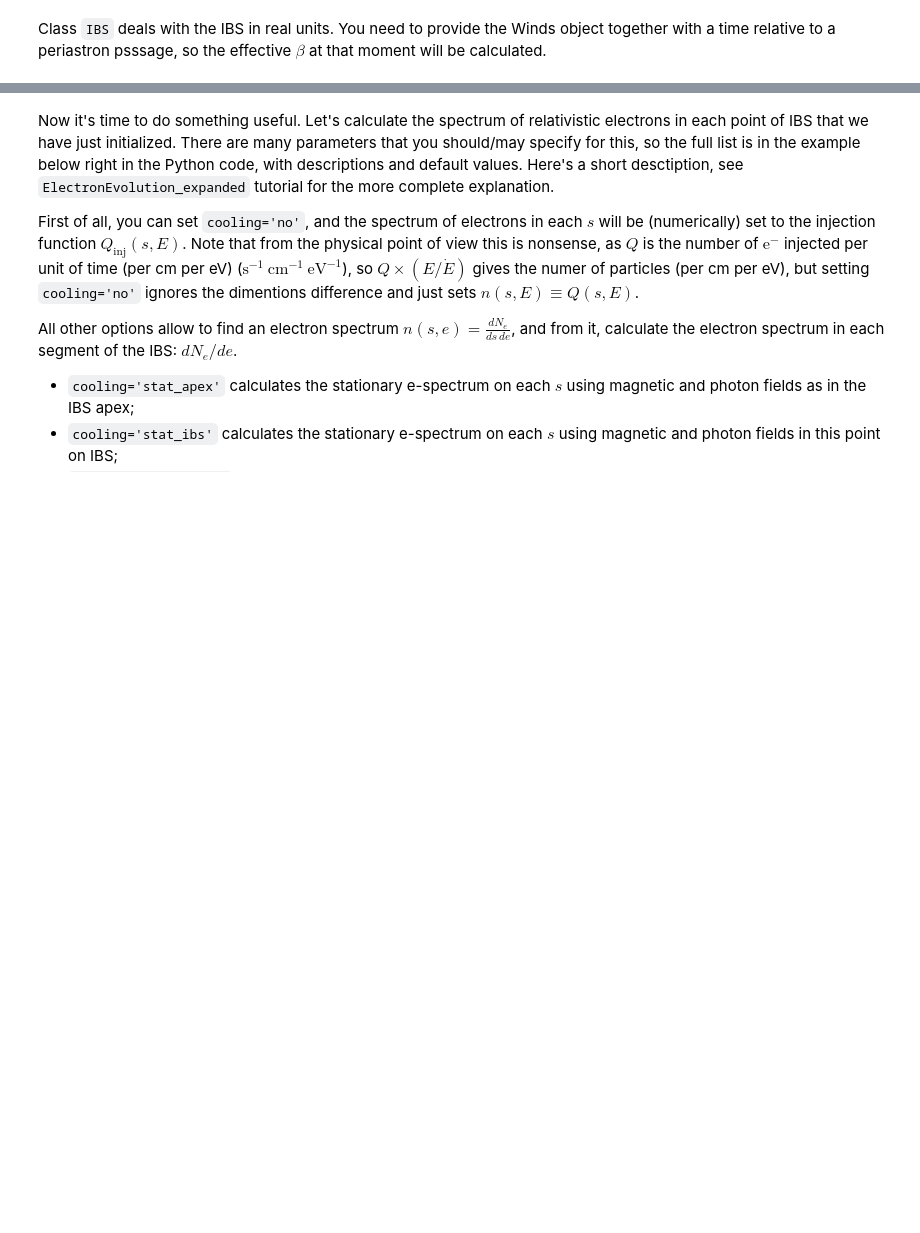
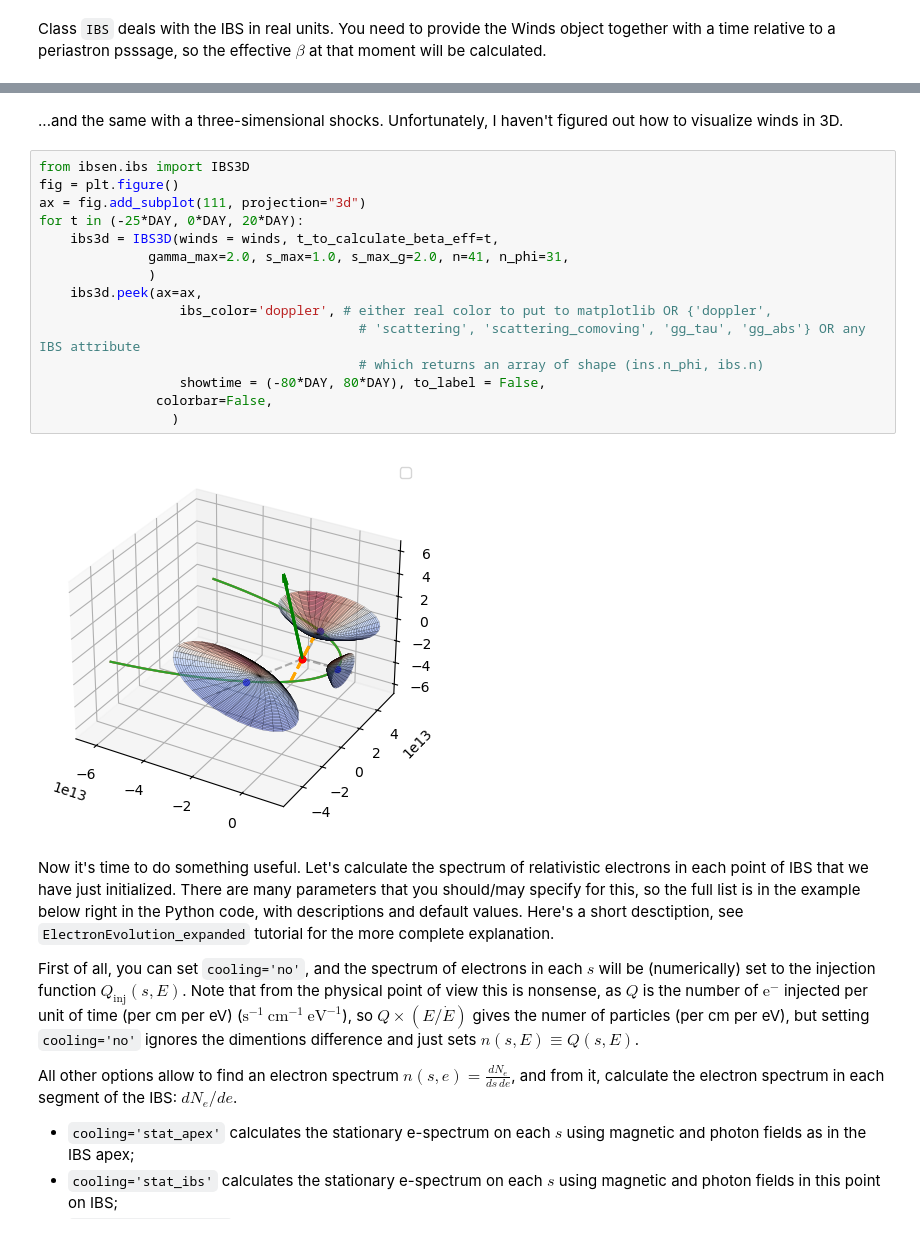
Before and after one commit to Alvkuzin/IBSEn, a Jupyter notebook: tutorials/Full_tutorial.ipynb, the cells around one changed output, grey strips where cells are left out. Drawn from its saved outputs; the diff is of its cells as text; blank space fills up the shorter version.

```diff
--- a/tutorials/Full_tutorial.ipynb
+++ b/tutorials/Full_tutorial.ipynb
@@ -190,5 +215,25 @@ for t in (-25*DAY, 0*DAY, 20*DAY):
 # %% [output]
 [figure]
+# %% [markdown]
+...and the same with a three-simensional shocks. Unfortunately, I haven't figured out how to visualize
+winds in 3D.
+# %%
+from ibsen.ibs import IBS3D
+fig = plt.figure()
+ax = fig.add_subplot(111, projection="3d")
+for t in (-25*DAY, 0*DAY, 20*DAY):
+    ibs3d = IBS3D(winds = winds, t_to_calculate_beta_eff=t,
+              gamma_max=2.0, s_max=1.0, s_max_g=2.0, n=41, n_phi=31,
+              )
+    ibs3d.peek(ax=ax,
+                  ibs_color='doppler', # either real color to put to matplotlib OR {'doppler',
+                                         # 'scattering', 'scattering_comoving', 'gg_tau', 'gg_abs'} OR any IBS attribute
+                                         # which returns an array of shape (ins.n_phi, ibs.n)
+                  showtime = (-80*DAY, 80*DAY), to_label = False,
+               colorbar=False,
+                 )
+# %% [output]
+[figure, added]
 # %% [markdown]
 Now it's time to do something useful. Let's calculate the spectrum of relativistic electrons in each point of IBS that we have just initialized. There are many parameters that you should/may specify for this, so the full list is in the example below right in the Python code, with descriptions and default values. Here's a short desctiption, see ``ElectronEvolution_expanded`` tutorial for the more complete explanation.
 
```
Also changed, not shown: parts of 12 cells of this notebook, 22 other files.
